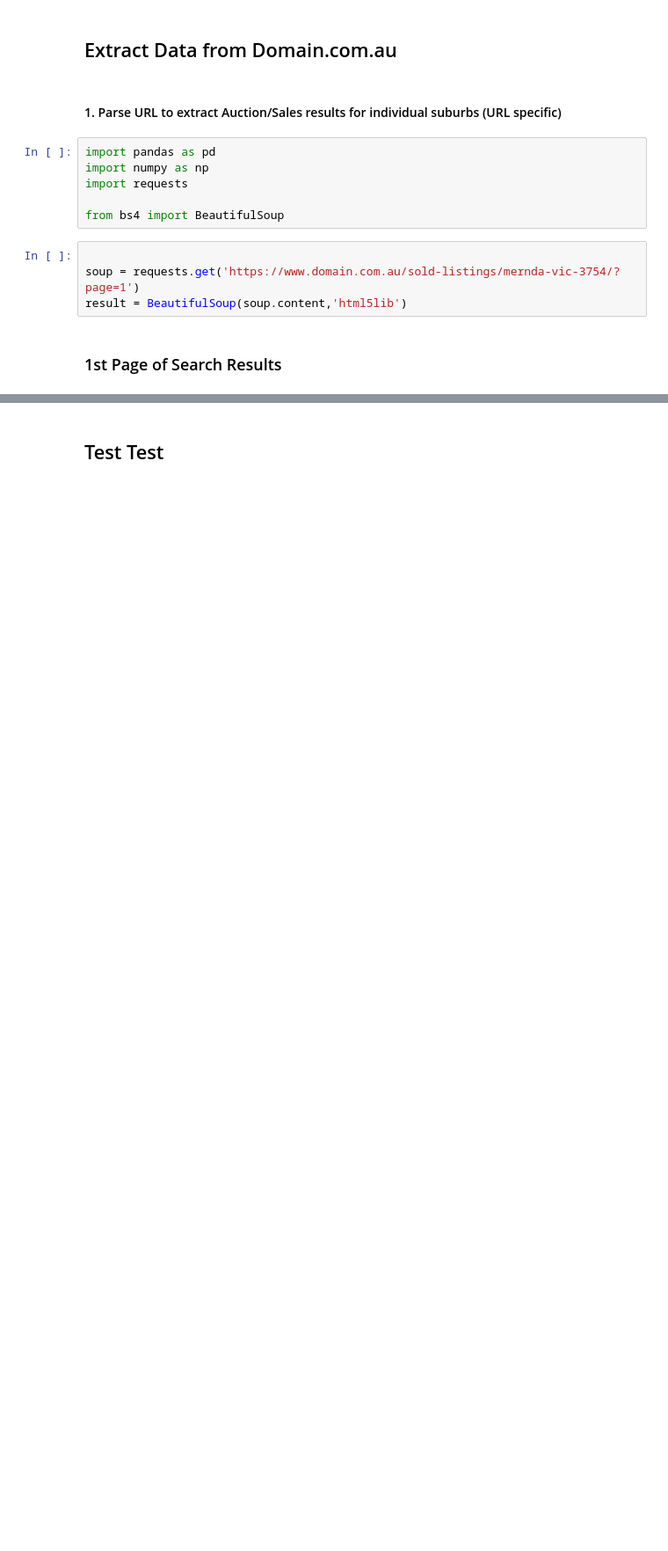
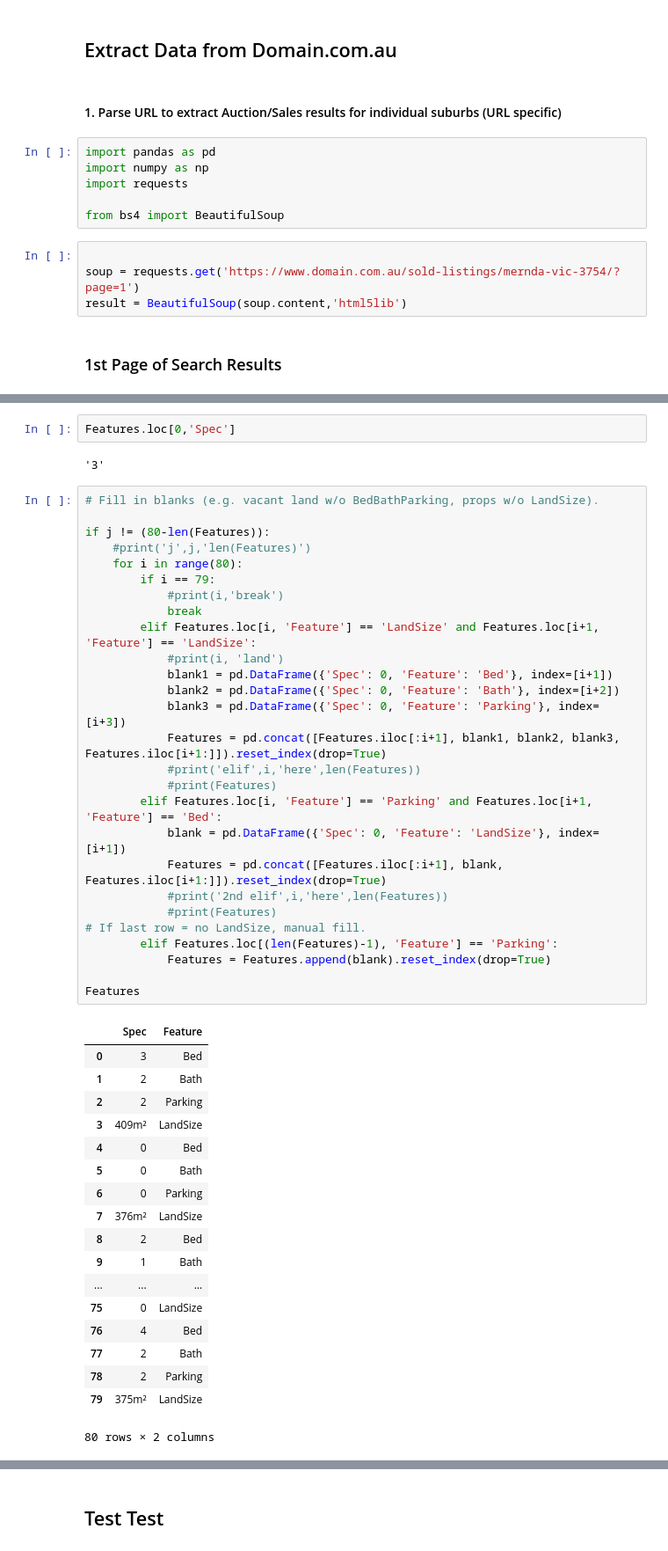
Before and after one commit to sola13/RealEstateProject, a Jupyter notebook: DomainScraping.ipynb, the cells around one changed output, grey strips where cells are left out. Shown at 88% size. Cells and saved outputs as stored; diff of their text form; blank space fills up the shorter version.

```diff
--- a/DomainScraping.ipynb
+++ b/DomainScraping.ipynb
@@ -58,0 +110,50 @@ Suburb = pd.DataFrame(suburbs, columns=["Suburb"])
+# %%
+Features.loc[0,'Spec']
+# %% [output]
+'3'
+# %%
+# Fill in blanks (e.g. vacant land w/o BedBathParking, props w/o LandSize).
+
+if j != (80-len(Features)):
+    #print('j',j,'len(Features)')
+    for i in range(80):
+        if i == 79:
+            #print(i,'break')
+            break
+        elif Features.loc[i, 'Feature'] == 'LandSize' and Features.loc[i+1, 'Feature'] == 'LandSize':
+            #print(i, 'land')
+            blank1 = pd.DataFrame({'Spec': 0, 'Feature': 'Bed'}, index=[i+1])
+            blank2 = pd.DataFrame({'Spec': 0, 'Feature': 'Bath'}, index=[i+2])
+            blank3 = pd.DataFrame({'Spec': 0, 'Feature': 'Parking'}, index=[i+3])
+            Features = pd.concat([Features.iloc[:i+1], blank1, blank2, blank3, Features.iloc[i+1:]]).reset_index(drop=True)
+            #print('elif',i,'here',len(Features))
+            #print(Features)
+        elif Features.loc[i, 'Feature'] == 'Parking' and Features.loc[i+1, 'Feature'] == 'Bed':
+            blank = pd.DataFrame({'Spec': 0, 'Feature': 'LandSize'}, index=[i+1])
+            Features = pd.concat([Features.iloc[:i+1], blank, Features.iloc[i+1:]]).reset_index(drop=True)
+            #print('2nd elif',i,'here',len(Features))
+            #print(Features)
+# If last row = no LandSize, manual fill.
+        elif Features.loc[(len(Features)-1), 'Feature'] == 'Parking':
+            Features = Features.append(blank).reset_index(drop=True)
+
+Features
+# %% [output]
+|  | Spec | Feature |
+| 0 | 3 | Bed |
+| 1 | 2 | Bath |
+| 2 | 2 | Parking |
+| 3 | 409m² | LandSize |
+| 4 | 0 | Bed |
+| 5 | 0 | Bath |
+| 6 | 0 | Parking |
+| 7 | 376m² | LandSize |
+| 8 | 2 | Bed |
+| 9 | 1 | Bath |
+| ... | ... | ... |
+| 75 | 0 | LandSize |
+| 76 | 4 | Bed |
+| 77 | 2 | Bath |
+| 78 | 2 | Parking |
+| 79 | 375m² | LandSize |
+80 rows × 2 columns
```
Also changed, not shown: parts of 12 cells of this notebook.
